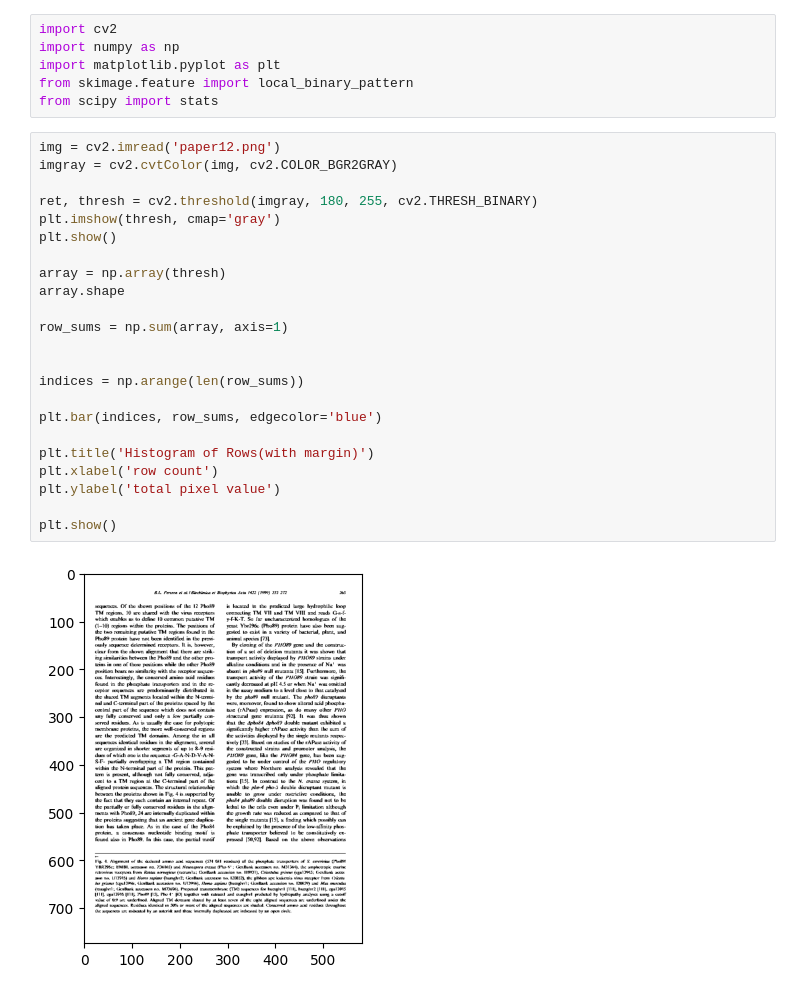
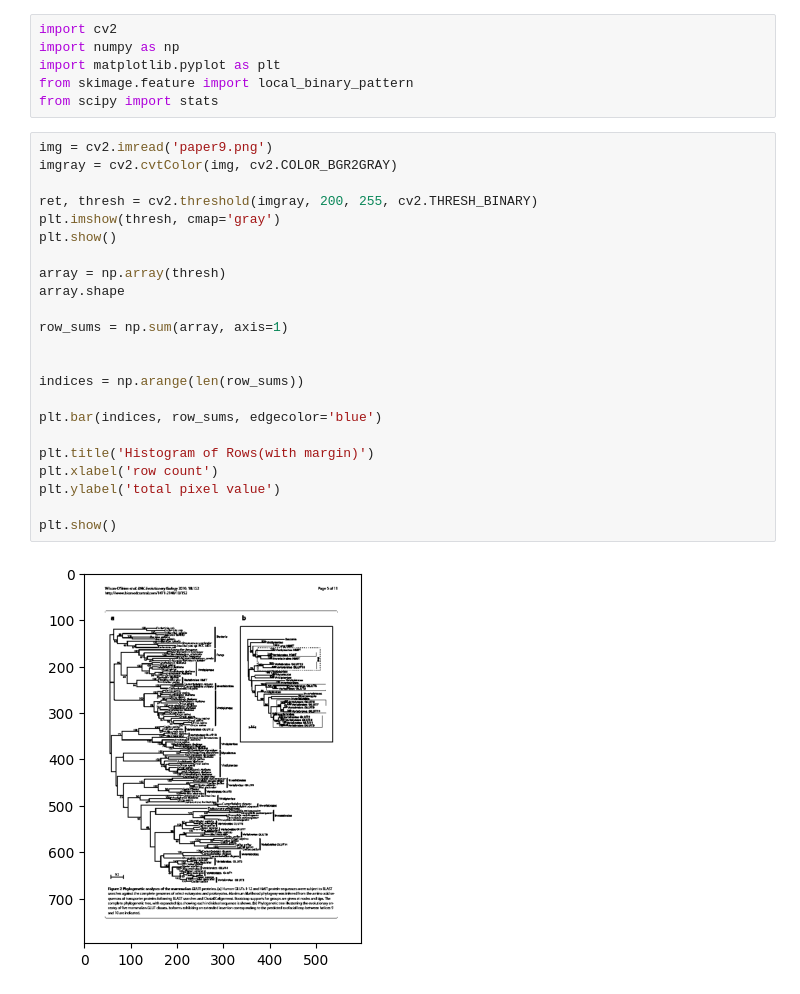
Before and after one commit to sushprova/Figure-Extraction, a Jupyter notebook: Line_gap_mode_final.ipynb, the cells around one changed output. Cells and saved outputs as stored; diff of their text form.

```diff
--- a/Line_gap_mode_final.ipynb
+++ b/Line_gap_mode_final.ipynb
@@ -5,27 +5,27 @@ import matplotlib.pyplot as plt
 from skimage.feature import local_binary_pattern
 from scipy import stats
 # %%
-img = cv2.imread('paper12.png')
+img = cv2.imread('paper9.png')
 imgray = cv2.cvtColor(img, cv2.COLOR_BGR2GRAY)
 
-ret, thresh = cv2.threshold(imgray, 180, 255, cv2.THRESH_BINARY)
+ret, thresh = cv2.threshold(imgray, 200, 255, cv2.THRESH_BINARY)
 plt.imshow(thresh, cmap='gray')
 plt.show()
 
 array = np.array(thresh)
 array.shape
 
 row_sums = np.sum(array, axis=1)
 
 
 indices = np.arange(len(row_sums))
 
 plt.bar(indices, row_sums, edgecolor='blue')
 
 plt.title('Histogram of Rows(with margin)')
 plt.xlabel('row count')
 plt.ylabel('total pixel value')
 
 plt.show()
 # %% [output]
-[figure, old version]
+[figure, new version]
```
Also changed, not shown: parts of 3 cells of this notebook.
